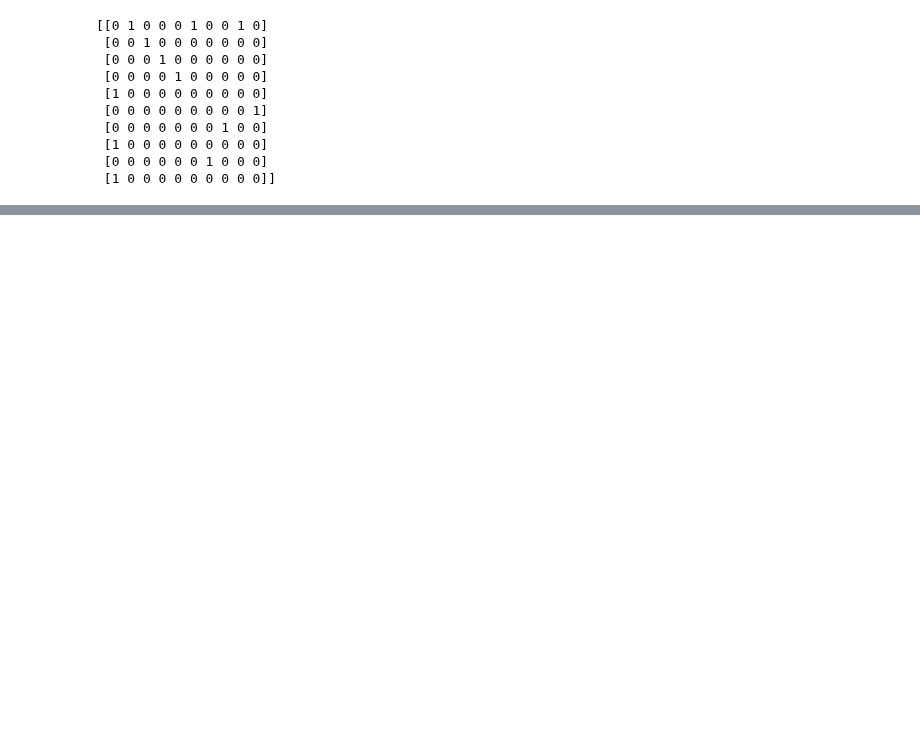
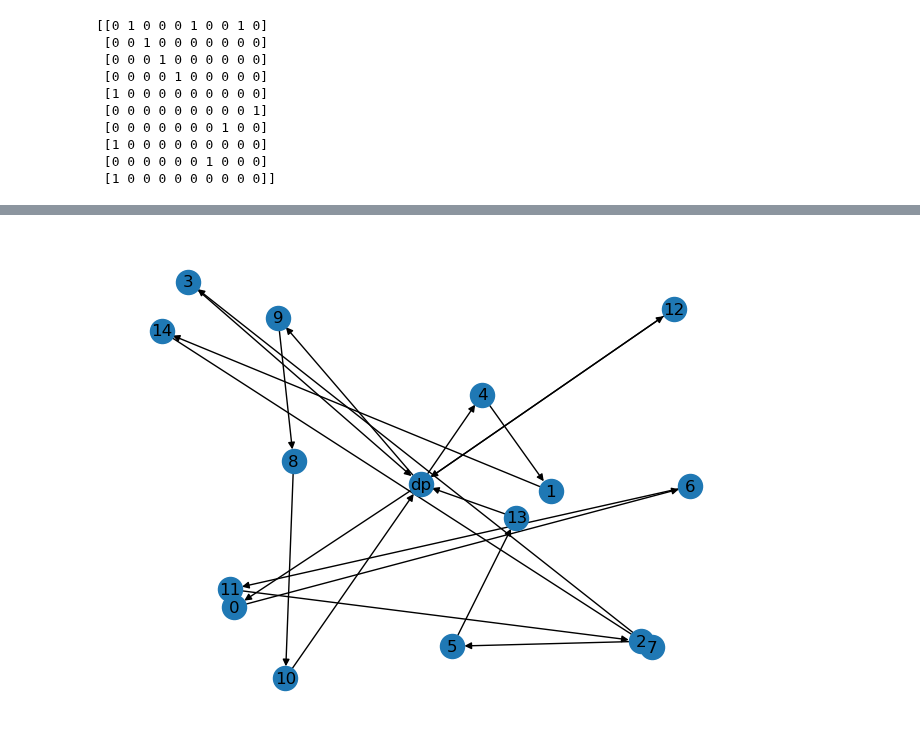
Before and after one commit to Centrale-Project/ICO_Project, a Jupyter notebook: DQN.ipynb, the cells around one changed output, grey strips where cells are left out. Saved outputs shown, nothing was run; the diff lists cells and outputs as text; code cells hidden in the pictures; blank space fills up the shorter version.

```diff
--- a/DQN.ipynb
+++ b/DQN.ipynb
@@ -89,3 +128,5 @@ def get_solution_random():
     return(solution)
 
 ## utiliser fonction cout pour calculer le cout d'une fonction
+# %%
+route = get_solution_random(15)
@@ -91,0 +145,37 @@ def get_solution_random():
+# %%
+def get_voisinage(i,route):
+    G= list(itertools.chain.from_iterable(route))
+    G[i],G[i+1] = G[i+1],G[i]
+    return(get_route_version2(G,time_window,Q))
+# %%
+def plot_routes(Solution, pos):
+    arcs_voiture = set()
+    for sous_route in Solution:
+        sous_route = ["dp"]+sous_route+["dp"]
+        arcs_voiture.update(set(zip(sous_route, sous_route[1:])))
+
+    # Define the edges in the graph
+    edges = arcs_voiture
+
+    # Create a directed graph from the edge list
+    G = nx.DiGraph(edges)
+
+
+    nx.draw(G, pos, with_labels=True)
+    plt.show()
+# %%
+import time
+from IPython.display import clear_output
+
+# Specify fixed positions for the nodes
+pos = {i: (random.random(), random.random()) for i in ["dp"]+[i for i in range(15)]}
+pos['dp'] = (0.5,0.5)
+plot_routes(route, pos)
+for i in range(14):
+    clear_output(wait=True)
+
+    plot_routes(get_voisinage(i,route),pos)
+
+    time.sleep(1)
+# %% [output]
+[figure, added]
```
Also changed, not shown: parts of 9 cells of this notebook.
